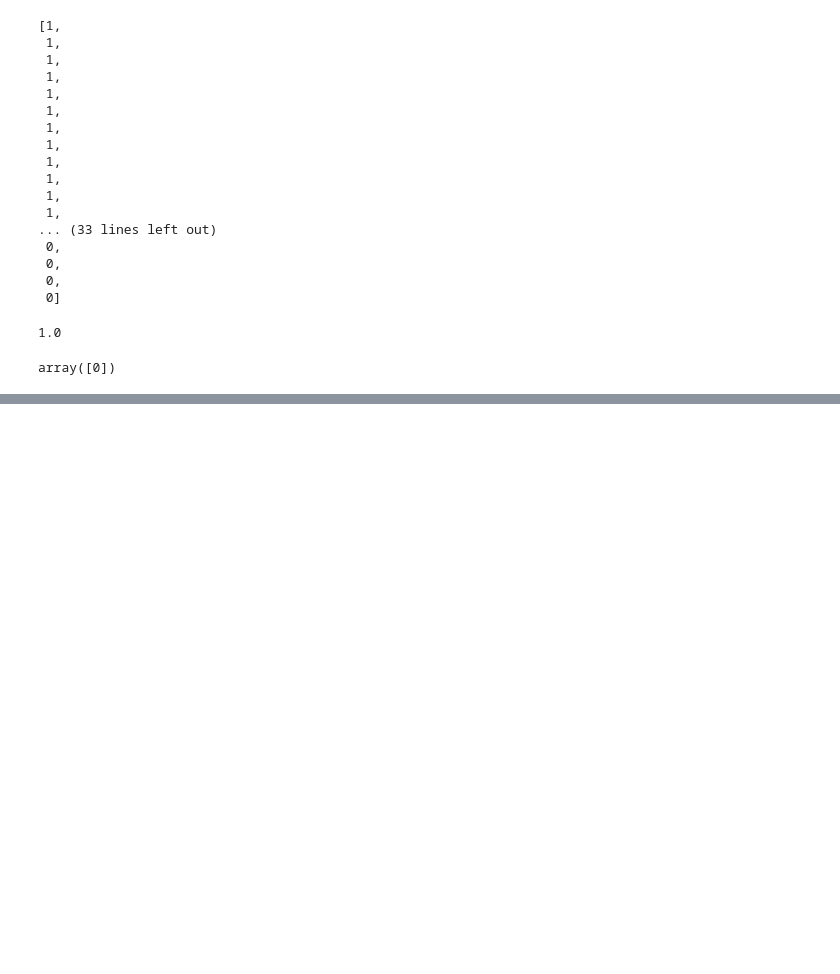
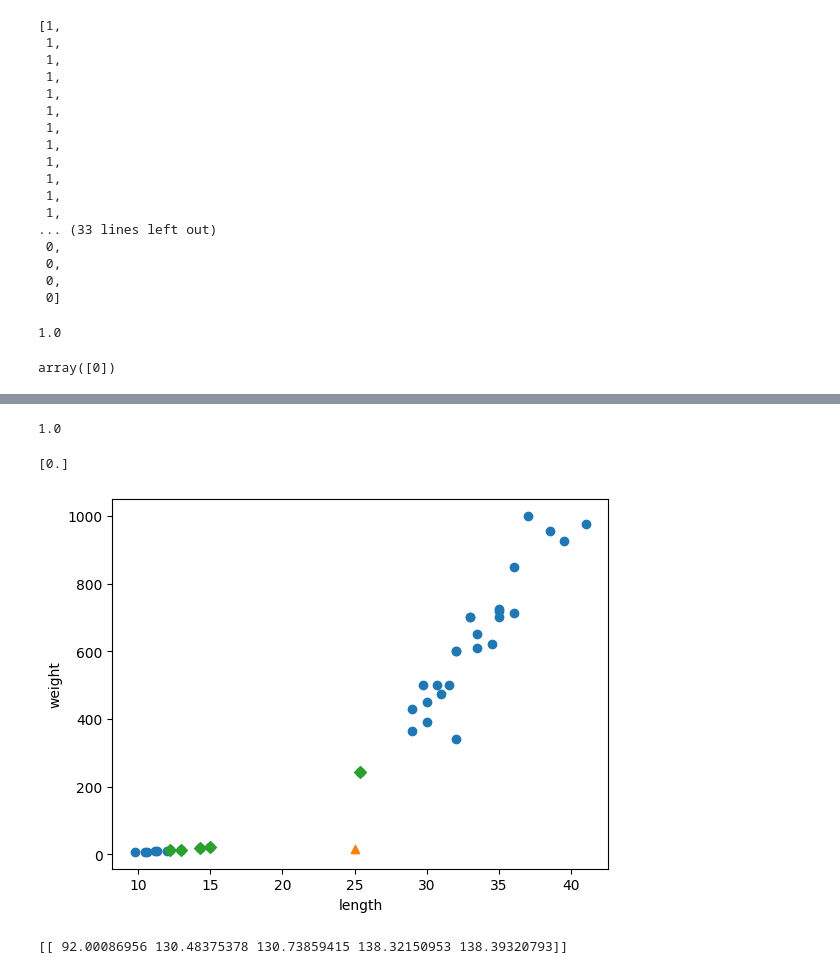
Before and after one commit to mapzine123/machine-running, a Jupyter notebook: 혼공머.ipynb, the cells around one changed output, grey strips where cells are left out. Saved outputs shown, nothing was run; the diff lists cells and outputs as text; code cells hidden in the pictures; blank space fills up the shorter version.

```diff
--- a/혼공머.ipynb
+++ b/혼공머.ipynb
@@ -123,0 +122,8 @@ array([0])
+# %%
+# 섞어서 만든 훈련, 정답 데이터로 학습
+kn = kn.fit(train_input, train_target)
+
+# 테스트
+kn.score(test_input, test_target)
+# %% [output]
+1.0
@@ -123,0 +140,11 @@ array([0])
+# %%
+# 데이터 전처리
+import numpy as np
+# 아래 코드와 같은 역할, 리스트 두개를 합쳐서 세로로 늘어뜨린 2차원 배열 만들기
+fish_data = np.column_stack((fish_length, fish_weight))
+# length = bream_length + smelt_length
+# weight = bream_weight + smelt_weight
+# fish_data = [[l, w] for l, w in zip(length, weight)]
+
+# 첫번째 차원을 따라 배열을 연결
+fish_target = np.concatenate((np.ones(35), np.zeros(14)))
@@ -123,0 +173,33 @@ array([0])
+# %%
+# 다시 훈련
+from sklearn.neighbors import KNeighborsClassifier
+kn = KNeighborsClassifier()
+kn.fit(train_input, train_target)
+kn.score(test_input, test_target)
+
+# 문제점 발생
+print(kn.predict([[25, 150]]))
+# 데이터는 도미인데 빙어로 분류
+# %% [output]
+[0.]
+# %%
+# 산점도 그려보기
+import matplotlib.pyplot as plt
+distances, indexes = kn.kneighbors([[25, 150]]) # 주어진 샘플에서 가장 가까운 이웃을 찾아줌
+# indexes : 이웃
+#distances : 거리
+
+plt.scatter(train_input[:, 0], train_input[:, 1])
+plt.scatter(25, 15, marker="^") # marker 매개변수는 모양을 지정함
+plt.scatter(train_input[indexes, 0], train_input[indexes, 1], marker='D')
+plt.xlabel('length')
+plt.ylabel('weight')
+plt.show()
+
+print(distances)
+
+# 주어진 데이터는 분명 도미지만, 가까운걸로 따지면 빙어에 가깝다고 판단한 것.
+# x축과 Y죽의 거리 비율이 다름
+# %% [output]
+[figure, added]
+[[ 92.00086956 130.48375378 130.73859415 138.32150953 138.39320793]]
```
Also changed, not shown: parts of 7 cells of this notebook.
